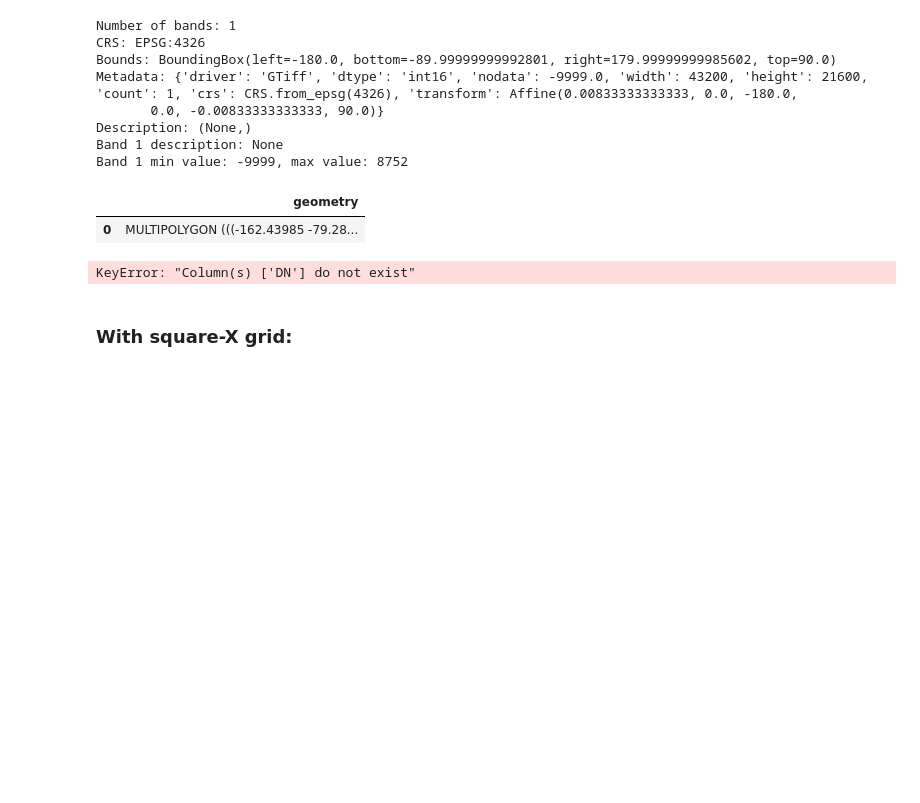
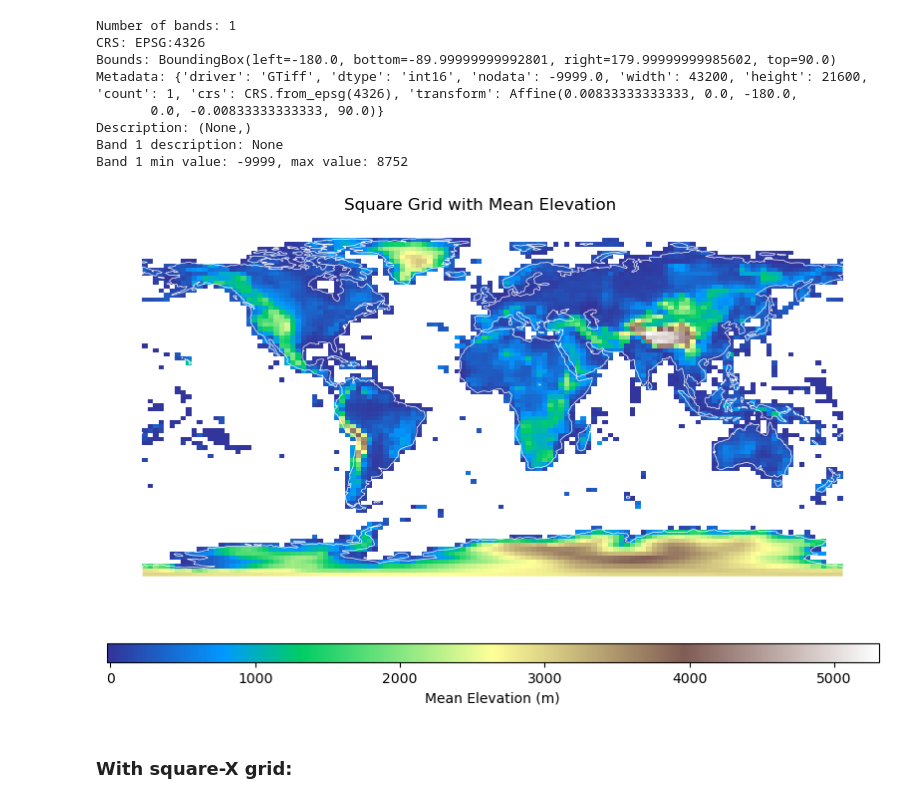
Before and after one commit to sralter/lego_world_map, a Jupyter notebook: lego_world_map.ipynb, the cells around one changed output. Drawn from its saved outputs; the diff is of its cells as text; code cells hidden in the pictures; blank space fills up the shorter version.

```diff
--- a/lego_world_map.ipynb
+++ b/lego_world_map.ipynb
@@ -369,23 +374,63 @@ Metadata: {'driver': 'GTiff', 'dtype': 'int16', 'nodata': -9999.0, 'width': 4320
 Description: (None,)
 Band 1 description: None
 Band 1 min value: -9999, max value: 8752
-# %%
-world.head()
-# %% [output]
-|  | geometry |
-| 0 | MULTIPOLYGON (((-162.43985 -79.28... |
-# %%
-# perform spatial join to find grid cells that contain the polygons
-joined = gpd.sjoin(world, gdf_grid, how="left", predicate="within")
-
-# aggregate the DN values by the grid cell index
-aggregated = joined.groupby('index_right').agg({'DN': 'mean'}).reset_index()
-
-# merge the aggregated DN values back to the grid cells
-gdf_grid['DN'] = gdf_grid.index.to_series().map(aggregated.set_index('index_right')['DN'])
-gdf_grid.head()
-# %% [output]
-KeyError: "Column(s) ['DN'] do not exist"
+# %%
+# compute zonal statistics for the grid cells based on elevation data
+with rio.open(file_path) as src:
+    # use zonal_stats to calculate mean elevation for each grid cell
+    stats = zonal_stats(
+        gdf_grid,                     # grid polygons
+        src.read(1),                  # elevation data (band 1)
+        affine=src.transform,         # geoTIFF affine transform
+        stats=["mean"],               # compute mean elevation
+        nodata=src.nodatavals[0]      # ignore nodata values
+    )
+
+# extract the mean elevation for each grid cell
+gdf_grid["elevation_mean"] = [stat["mean"] for stat in stats]
+
+# inspect the updated grid with elevation data
+# print(gdf_grid.head())
+
+# visualize the grid with elevation values
+f, ax = plt.subplots(1, 1, figsize=(10, 10))
+
+# define a color map and normalization for the data
+cmap = plt.cm.terrain  # color map
+vmin = gdf_grid["elevation_mean"].min()
+vmax = gdf_grid["elevation_mean"].max()
+norm = mpl.colors.Normalize(vmin=vmin, vmax=vmax)
+
+# plot the grid with elevation data using the defined color map
+gdf_grid.plot(
+    ax=ax,
+    column="elevation_mean",
+    cmap=cmap,
+    edgecolor="none"
+)
+
+world.plot(ax=ax, color='none', edgecolor='white', linewidth=0.5)
+
+# create a divider for placing the color bar
+divider = make_axes_locatable(ax)
+cax = divider.append_axes("bottom", size="5%", pad=0.5)
+
+# add the color bar manually
+sm = plt.cm.ScalarMappable(cmap=cmap, norm=norm)
+sm._A = []  # dummy array for ScalarMappable
+cbar = plt.colorbar(sm, cax=cax, orientation="horizontal")
+cbar.set_label("Mean Elevation (m)")
+
+ax.axis("off")
+plt.suptitle("Square Grid with Mean Elevation", y=0.74)
+
+plt.savefig('figures/square_grid_with_elevation.pdf', bbox_inches='tight')
+plt.savefig('figures/square_grid_with_elevation.jpg', bbox_inches='tight')
+plt.savefig('figures/square_grid_with_elevation.png', bbox_inches='tight')
+
+plt.show()
+# %% [output]
+[figure, added]
 # %% [markdown]
 ### With square-X grid:
 # %%
```
Also changed, not shown: parts of 17 cells of this notebook, 6 other files.
